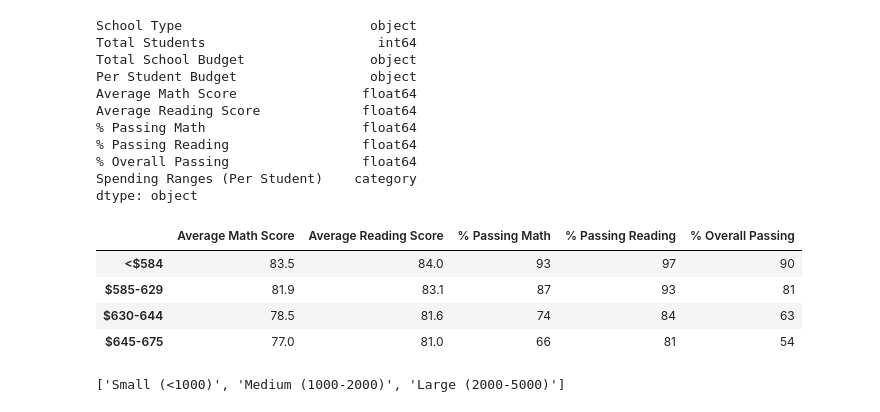
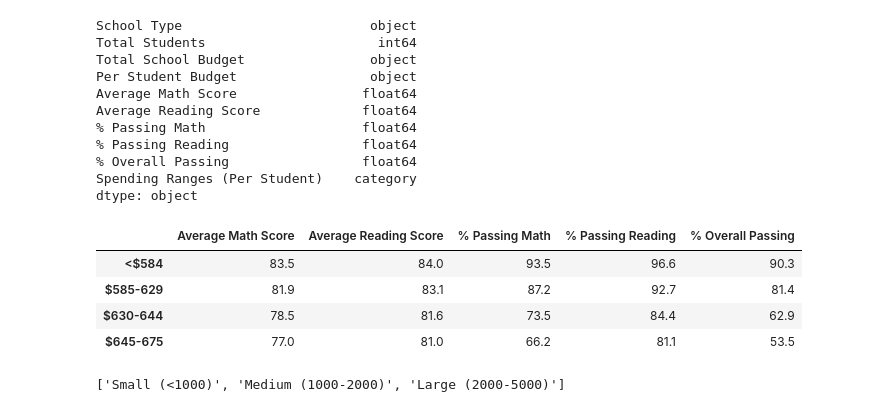
Before and after one commit to MDHetrick/School_District_Analysis, a Jupyter notebook: PyCitySchools_Challenge_Complete02.ipynb, the cells around one changed output. Drawn from its saved outputs; the diff is of its cells as text; code cells hidden in the pictures.

```diff
--- a/PyCitySchools_Challenge_Complete02.ipynb
+++ b/PyCitySchools_Challenge_Complete02.ipynb
@@ -1049,20 +1049,20 @@ dtype: object
 # %%
 #format Columns
 
 spending_summary_df_original["Average Reading Score"] = spending_summary_df_original["Average Reading Score"].map("{:.1f}".format)
-spending_summary_df_original["% Passing Math"] = spending_summary_df_original["% Passing Math"].map("{:.0f}".format)
-spending_summary_df_original["% Passing Reading"] = spending_summary_df_original["% Passing Reading"].map("{:.0f}".format)
-spending_summary_df_original["% Overall Passing"] = spending_summary_df_original["% Overall Passing"].map("{:.0f}".format)
+spending_summary_df_original["% Passing Math"] = spending_summary_df_original["% Passing Math"].map("{:.1f}".format)
+spending_summary_df_original["% Passing Reading"] = spending_summary_df_original["% Passing Reading"].map("{:.1f}".format)
+spending_summary_df_original["% Overall Passing"] = spending_summary_df_original["% Overall Passing"].map("{:.1f}".format)
 
 spending_summary_df_original.index.name = None
 
 spending_summary_df_original
 # %% [output]
 |  | Average Math Score | Average Reading Score | % Passing Math | % Passing Reading | % Overall Passing |
-| <$584 | 83.5 | 84.0 | 93 | 97 | 90 |
-| $585-629 | 81.9 | 83.1 | 87 | 93 | 81 |
-| $630-644 | 78.5 | 81.6 | 74 | 84 | 63 |
-| $645-675 | 77.0 | 81.0 | 66 | 81 | 54 |
+| <$584 | 83.5 | 84.0 | 93.5 | 96.6 | 90.3 |
+| $585-629 | 81.9 | 83.1 | 87.2 | 92.7 | 81.4 |
+| $630-644 | 78.5 | 81.6 | 73.5 | 84.4 | 62.9 |
+| $645-675 | 77.0 | 81.0 | 66.2 | 81.1 | 53.5 |
 # %%
 #establish school size bins
 size_bins = [0, 1000, 2000, 5000]
```
Also changed, not shown: parts of 13 cells of this notebook, 7 other files.
